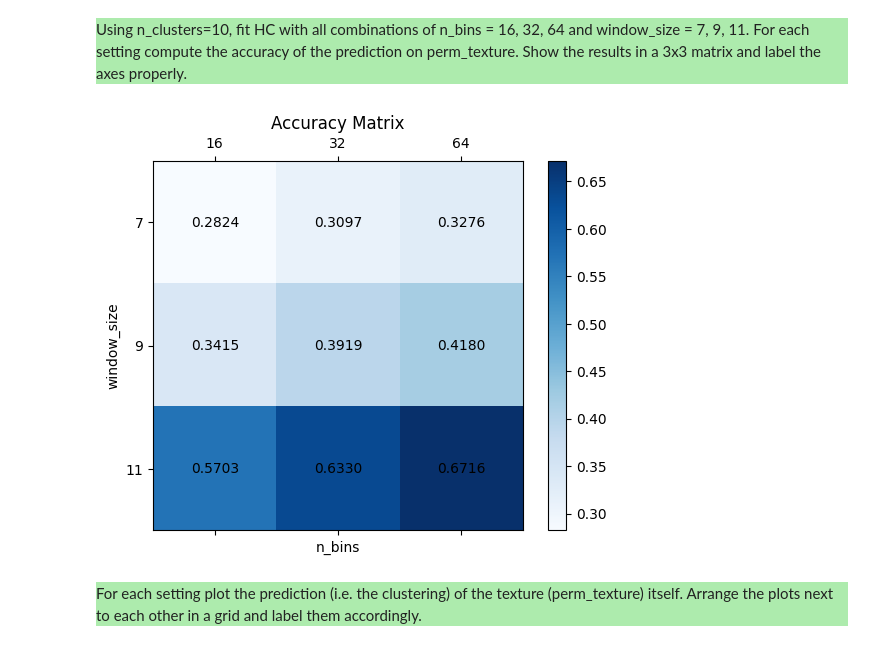
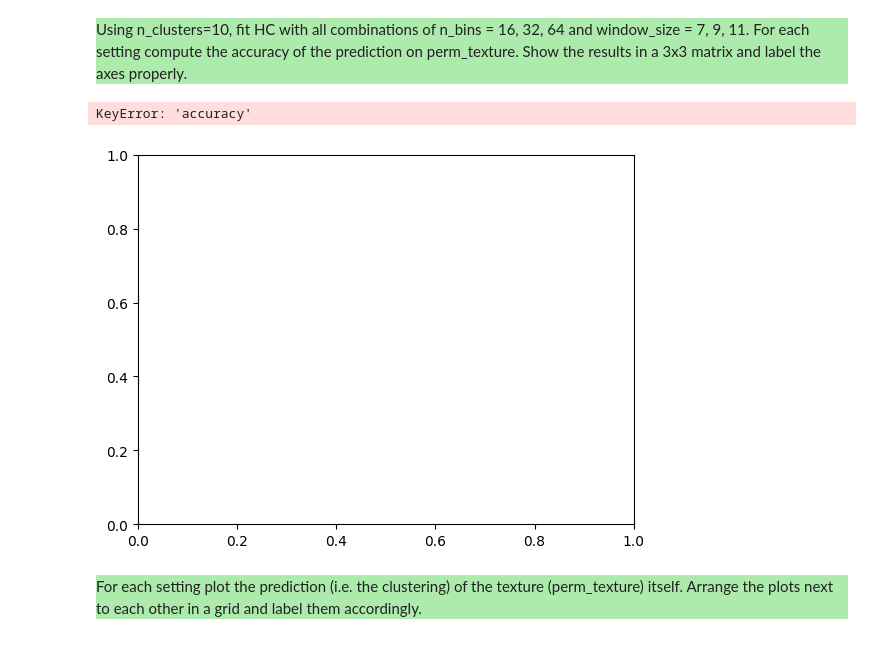
Before and after one commit to marvin-koch/slt-ce-1, a Jupyter notebook: slt-ce-2/slt-ce-2.ipynb, the cells around one changed output. Cells and saved outputs as stored; diff of their text form; code cells hidden in the pictures.

```diff
--- a/slt-ce-2/slt-ce-2.ipynb
+++ b/slt-ce-2/slt-ce-2.ipynb
@@ -436,12 +436,12 @@ def correspondance(given_map, predict_map, n_clusters):
 
     return new_predict_map, mapping
 
-matched_preds = correspondance(perm_label_map, predicted_perm_label_map, 10)[0]
+corr = correspondance(perm_label_map, predicted_perm_label_map, 10)[0]
 
 from sklearn.metrics import confusion_matrix, accuracy_score
-y_true = np.array(np.reshape(perm_label_map, (-1,)), dtype=int)
-y_pred = np.array(np.reshape(matched_preds, (-1,)), dtype=int)
-conf_matrix = confusion_matrix(y_true, y_pred)
+y_true = np.ravel(perm_label_map)
+pred_labels = np.ravel(corr)
+conf_matrix = confusion_matrix(y_true, pred_labels)
 
 plt.figure(figsize=(8, 6))
 sns.heatmap(conf_matrix, annot=True, fmt='d', cbar=False)
@@ -461,40 +461,43 @@ plt.show()
 bin_sizes = [16, 32, 64]
 window_sizes = [7, 9, 11]
 results = []
+accuracies = []
 
 for bin_size in bin_sizes:
     for window_size in window_sizes:
         HC = HistogramClustering(n_bins=bin_size, window_size=window_size)
         HC.fit(texture)
         predicted_labels = HC.predict(perm_texture)
-        matched_labels, _ = correspondance(perm_label_map, predicted_labels, n_clusters=10)
+        corr, _ = correspondance(perm_label_map, predicted_labels, n_clusters=10)
 
         true_labels = np.ravel(perm_label_map)
-        pred_labels = np.ravel(matched_labels)
+        pred_labels = np.ravel(corr)
         accuracy = accuracy_score(true_labels, pred_labels)
+        accuracies.append(accuracy)
 
-        results.append({'bin_size': bin_size, 'window_size': window_size, 'accuracy': accuracy})
+        results.append({'bin_size': bin_size, 'window_size': window_size, 'correspondance': corr})
 
 # Plotting the results
 fig, ax = plt.subplots()
-accuracy_matrix = np.array([res['accuracy'] for res in results]).reshape(len(window_sizes), len(bin_sizes))
+accuracy_matrix = np.array([a for a in accuracies]).reshape(len(window_sizes), len(bin_sizes))
 
-cax = ax.matshow(accuracy_matrix, cmap='Blues')
+cax = ax.matshow(accuracy_matrix)
 fig.colorbar(cax)
 
 ax.set_xticklabels([''] + bin_sizes)
 ax.set_yticklabels([''] + window_sizes)
 ax.set_xlabel('n_bins')
 ax.set_ylabel('window_size')
 ax.set_title('Accuracy Matrix')
 
 for i in range(len(window_sizes)):
     for j in range(len(bin_sizes)):
-        ax.text(j, i, f'{accuracy_matrix[i, j]:.4f}', ha='center', va='center', color='black')
+        ax.text(j, i, f'{accuracy_matrix[j,i]:.4f}', ha='center', va='center', color='black')
 
 plt.show()
 # %% [output]
+KeyError: 'accuracy'
-[figure, old version]
+[figure, new version]
 # %% [markdown]
 <p style="background-color:#adebad;">
     For each setting plot the prediction (i.e. the clustering) of the texture (perm_texture) itself. Arrange the plots next to each other in a grid and label them accordingly.
```
Also changed, not shown: parts of 2 cells of this notebook.
